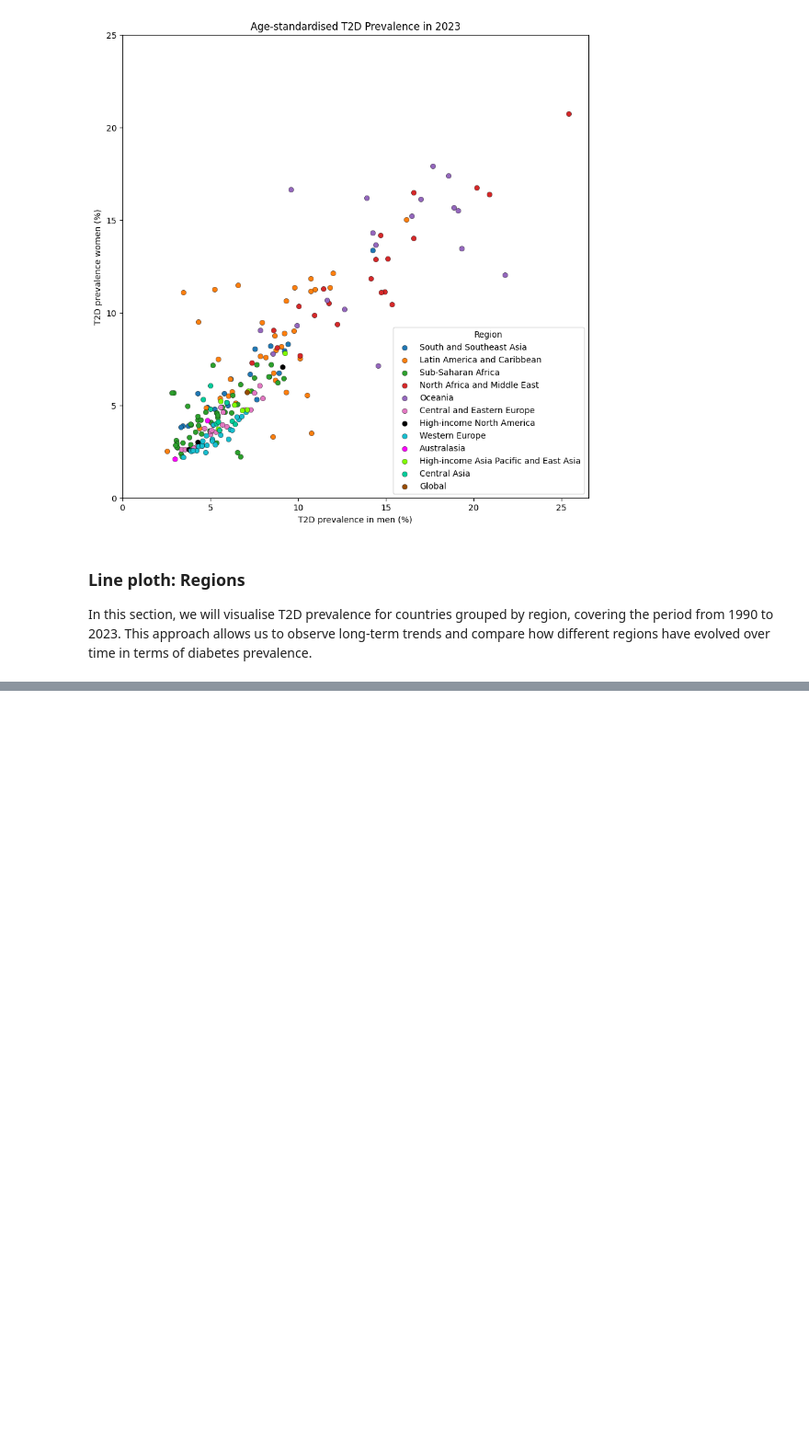
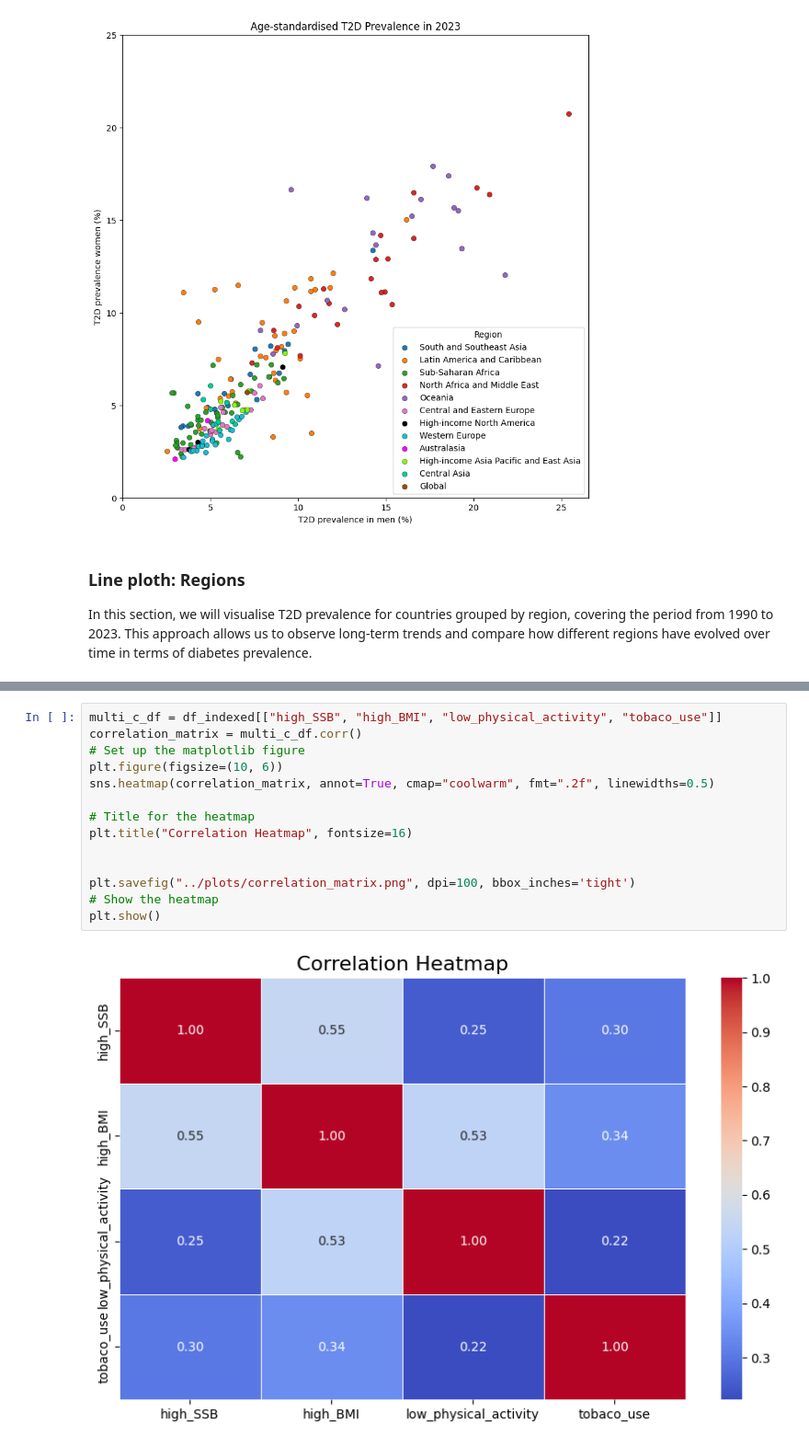
Before and after one commit to aldaszarnauskas/programming-for-data-analytics, a Jupyter notebook: project/project.ipynb, the cells around one changed output, grey strips where cells are left out. Shown at 92% size. Drawn from its saved outputs; the diff is of its cells as text; blank space fills up the shorter version.

```diff
--- a/project/project.ipynb
+++ b/project/project.ipynb
@@ -754,0 +763,16 @@ https://bashtage.github.io/linearmodels/panel/panel/linearmodels.panel.model.Pan
+# %%
+multi_c_df = df_indexed[["high_SSB", "high_BMI", "low_physical_activity", "tobaco_use"]]
+correlation_matrix = multi_c_df.corr()
+# Set up the matplotlib figure
+plt.figure(figsize=(10, 6))
+sns.heatmap(correlation_matrix, annot=True, cmap="coolwarm", fmt=".2f", linewidths=0.5)
+
+# Title for the heatmap
+plt.title("Correlation Heatmap", fontsize=16)
+
+
+plt.savefig("../plots/correlation_matrix.png", dpi=100, bbox_inches='tight')
+# Show the heatmap
+plt.show()
+# %% [output]
+[figure, added]
```
Also changed, not shown: parts of 15 cells of this notebook, 2 other files.
